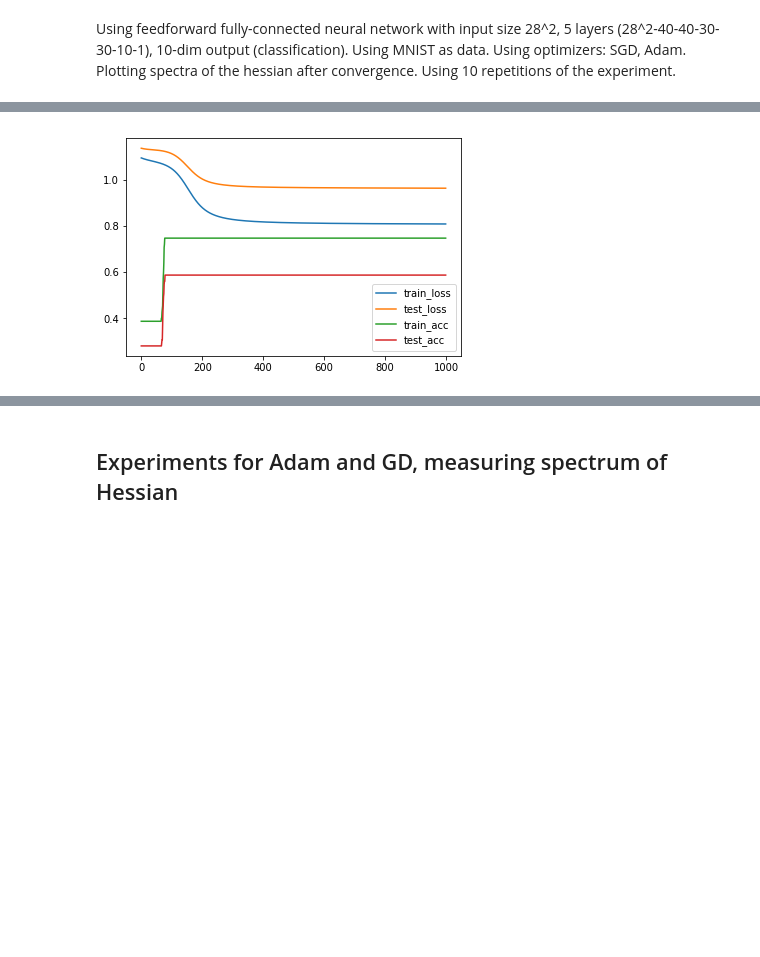
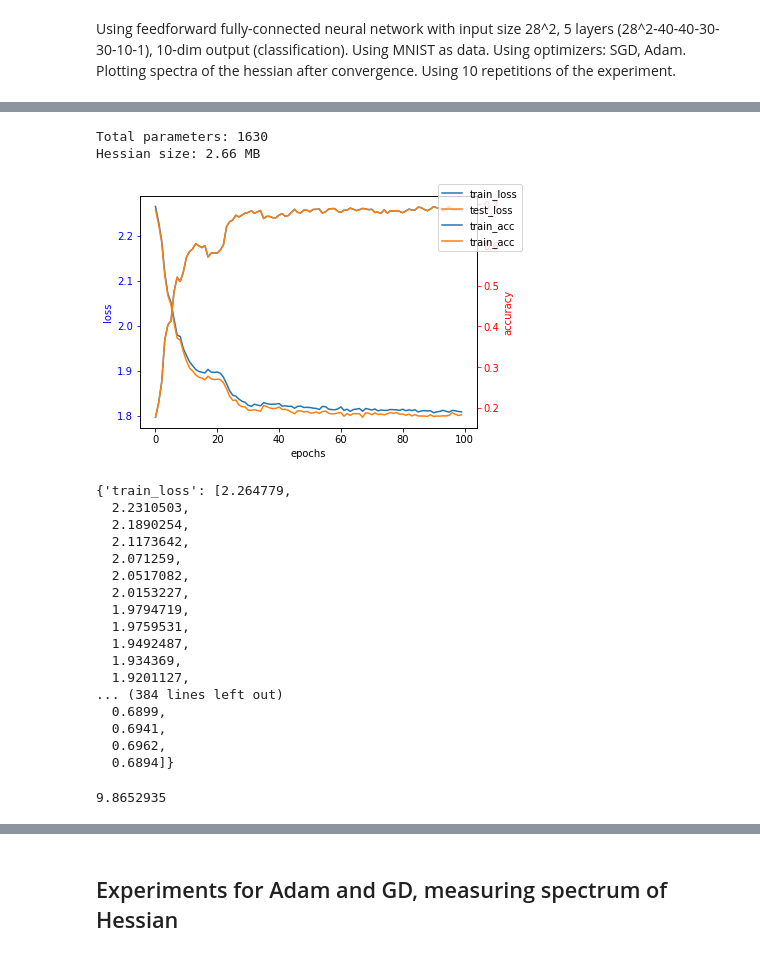
Before and after one commit to sergia-ch/OptMLProject, a Jupyter notebook: minima_and_optimizers.ipynb, the cells around one changed output, grey strips where cells are left out. Saved outputs shown, nothing was run; the diff lists cells and outputs as text; code cells hidden in the pictures; blank space fills up the shorter version.

```diff
--- a/minima_and_optimizers.ipynb
+++ b/minima_and_optimizers.ipynb
@@ -142,3 +111,9 @@ output = FCModel([20, 10]).forward(x)
+# %%
+# creating the model
+model = FCModelConcat([np.prod(input_shape), 20, 20, output_shape], activation = tf.nn.sigmoid)
+# %%
+# model output
+output = model.forward(x)
 # %%
 # flatten w * h
 l0 = tf.contrib.layers.flatten(x)
@@ -233,4 +140,33 @@ def experiment_for_optimizer(gd, epochs = 1000, accuracy_threshold = 0.9, repeti
-# %%
-train_acc, test_acc, eigens = train_and_get_hessian(gd, 1000)
-# %% [output]
-[figure, removed]
+# %%
+print('Total parameters:', K)
+print('Hessian size: %.2f MB' % (K * K / 1e6))
+# %% [output]
+Total parameters: 1630
+Hessian size: 2.66 MB
+# %%
+batch_size = 10000
+# %%
+train(gd, 100, sess, batch_size, loss, accuracy, x_train, y_train, x, y, x_test, y_test, '1')
+# %% [output]
+[figure, added]
+{'train_loss': [2.264779,
+  2.2310503,
+  2.1890254,
+  2.1173642,
+  2.071259,
+  2.0517082,
+  2.0153227,
+  1.9794719,
+  1.9759531,
+  1.9492487,
+  1.934369,
+  1.9201127,
+... (384 lines left out)
+  0.6899,
+  0.6941,
+  0.6962,
+  0.6894]}
+# %%
+sess.run(tf.norm(model.W, ord = 3))
+# %% [output]
+9.8652935
```
Also changed, not shown: parts of 17 cells of this notebook, 5 other files.
